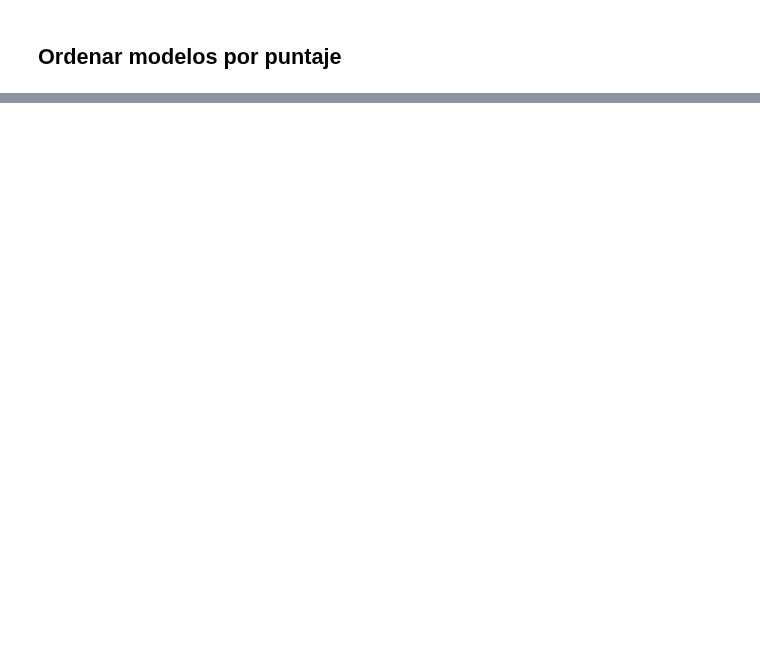
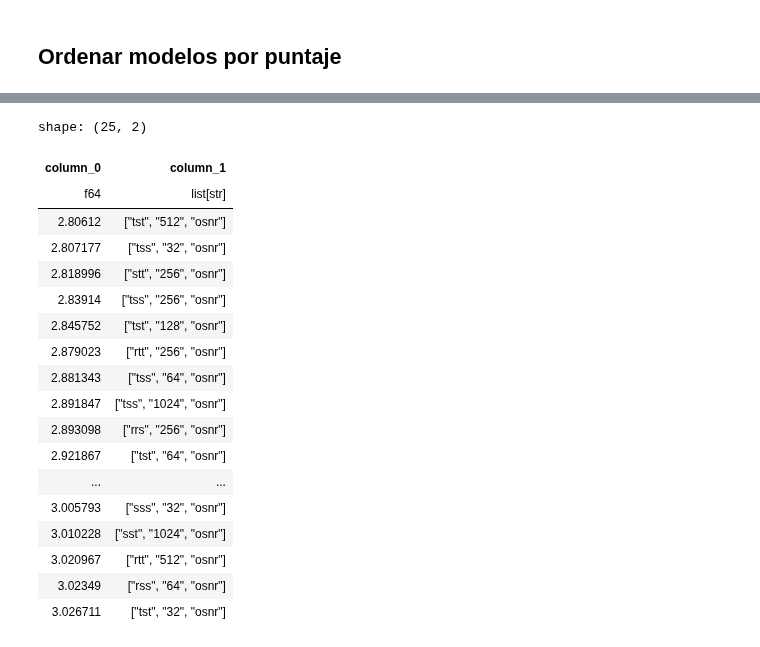
Before and after one commit to jjgranadat/Semillero_SOFA, a Jupyter notebook: ICI_Project/Codes/CountingVectors/CV_16GBd_Regression.ipynb, the cells around one changed output, grey strips where cells are left out. Saved outputs shown, nothing was run; the diff lists cells and outputs as text; code cells hidden in the pictures; blank space fills up the shorter version.

```diff
--- a/ICI_Project/Codes/CountingVectors/CV_16GBd_Regression.ipynb
+++ b/ICI_Project/Codes/CountingVectors/CV_16GBd_Regression.ipynb
@@ -435,15 +386,0 @@ plot_results(x, layers_avg_results, "Number of layers", log=False)
-# %%
-def get_test_mae_by_layers(results, target_layers):
-    test_mae_lst = []
-    for activations in hidden_layers:
-        if len(activations) != target_layers:
-            continue
-        for neurons in max_neurons:
-            for osnr in osnr_lst:
-                act_fn_name = "".join([s[0] for s in activations])
-                test_mae_lst.append(np.mean(results[act_fn_name][neurons][osnr]["mae"]["prod"]))
-    return test_mae_lst
-
-layers_avg_results = [np.mean(get_test_mae_by_layers(histograms_reg_results, layers)) for layers in range(1, 4)]
-x = range(1, 4)
-plot_results(x, layers_avg_results, "Number of layers", log=False)
@@ -473,16 +395,16 @@ Con OSNR  Sin OSNR
 ## Ordenar modelos por puntaje
 # %%
 # Find better model by test score
-scores = []
-for activations in hidden_layers:
-    for neurons in max_neurons:
-        for osnr in osnr_lst:
-            act_fn_name = "".join([s[0] for s in activations])
-            coll = cv16f_reg_results[act_fn_name][neurons][osnr]["mae"]["test"]
-            if isinstance(coll, defaultdict):
-                continue
-            score = np.mean(coll)
-            scores.append((score, [act_fn_name, neurons, osnr]))
-scores.sort(key=lambda x: x[0])
-better_models_df = pl.dataframe.DataFrame(scores)
-better_models_df.head(25)
+def get_better_models(results, metric="mae", score="test"):
+    scores = []
+    for activations in hidden_layers:
+        for neurons in max_neurons:
+            for osnr in osnr_lst:
+                act_fn_name = "".join([s[0] for s in activations])
+                coll = cv16f_reg_results[act_fn_name][neurons][osnr][metric][score]
+                if isinstance(coll, defaultdict):
+                    continue
+                score_value = np.mean(coll)
+                scores.append((score_value, [act_fn_name, neurons, osnr]))
+    scores.sort(key=lambda x: x[0])
+    return pl.dataframe.DataFrame(scores)
@@ -540,0 +411,23 @@ shape: (25, 2)
+# %%
+better_models_df = get_better_models(cv16f_reg_results, metric="mae", score="test")
+better_models_df.head(25)
+# %% [output]
+shape: (25, 2)
+| column_0 | column_1 |
+| f64 | list[str] |
+| 2.80612 | ["tst", "512", "osnr"] |
+| 2.807177 | ["tss", "32", "osnr"] |
+| 2.818996 | ["stt", "256", "osnr"] |
+| 2.83914 | ["tss", "256", "osnr"] |
+| 2.845752 | ["tst", "128", "osnr"] |
+| 2.879023 | ["rtt", "256", "osnr"] |
+| 2.881343 | ["tss", "64", "osnr"] |
+| 2.891847 | ["tss", "1024", "osnr"] |
+| 2.893098 | ["rrs", "256", "osnr"] |
+| 2.921867 | ["tst", "64", "osnr"] |
+| ... | ... |
+| 3.005793 | ["sss", "32", "osnr"] |
+| 3.010228 | ["sst", "1024", "osnr"] |
+| 3.020967 | ["rtt", "512", "osnr"] |
+| 3.02349 | ["rss", "64", "osnr"] |
+| 3.026711 | ["tst", "32", "osnr"] |
```
Also changed, not shown: parts of 14 cells of this notebook.
